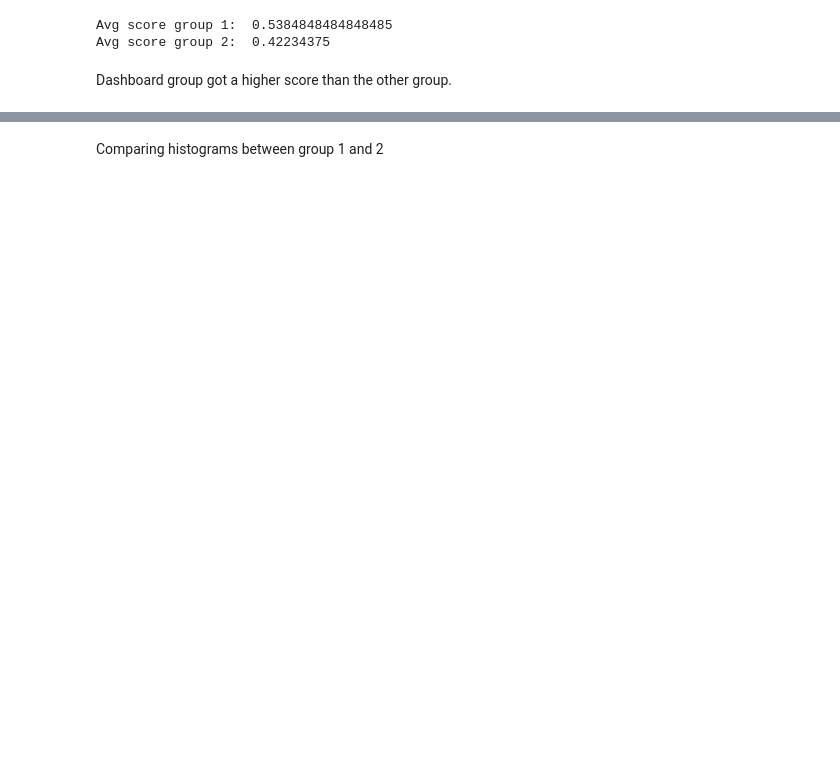
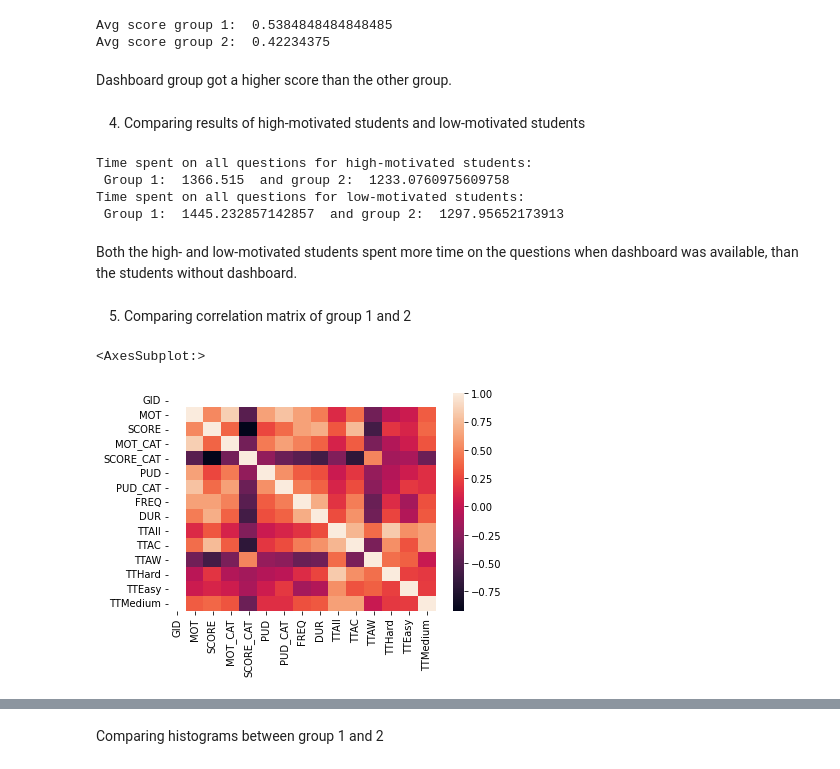
Before and after one commit to mariueng/IT3023, a Jupyter notebook: src/helena.ipynb, the cells around one changed output, grey strips where cells are left out. Cells and saved outputs as stored; diff of their text form; code cells hidden in the pictures; blank space fills up the shorter version.

```diff
--- a/src/helena.ipynb
+++ b/src/helena.ipynb
@@ -75,3 +52,5 @@ Avg score group 1:  0.5384848484848485
 Avg score group 2:  0.42234375
 # %% [markdown]
 Dashboard group got a higher score than the other group.
+# %% [markdown]
+4. Comparing results of high-motivated students and low-motivated students
@@ -77,0 +65,19 @@ Dashboard group got a higher score than the other group.
+# %%
+print('Time spent on all questions for high-motivated students: \n Group 1: ', df_1_high_mot.TTAll.mean(), ' and group 2: ', df_2_high_mot.TTAll.mean())
+print('Time spent on all questions for low-motivated students: \n Group 1: ', df_1_low_mot.TTAll.mean(), ' and group 2: ', df_2_low_mot.TTAll.mean())
+# %% [output]
+Time spent on all questions for high-motivated students:
+ Group 1:  1366.515  and group 2:  1233.0760975609758
+Time spent on all questions for low-motivated students:
+ Group 1:  1445.232857142857  and group 2:  1297.95652173913
+# %% [markdown]
+
+Both the high- and low-motivated students spent more time on the questions when dashboard was available, than the students without dashboard.
+# %% [markdown]
+5. Comparing correlation matrix of group 1 and 2
+# %%
+corr1 = df_1.corr()
+sb.heatmap(corr1)
+# %% [output]
+<AxesSubplot:>
+[figure, added]
```
Also changed, not shown: parts of 14 cells of this notebook.
